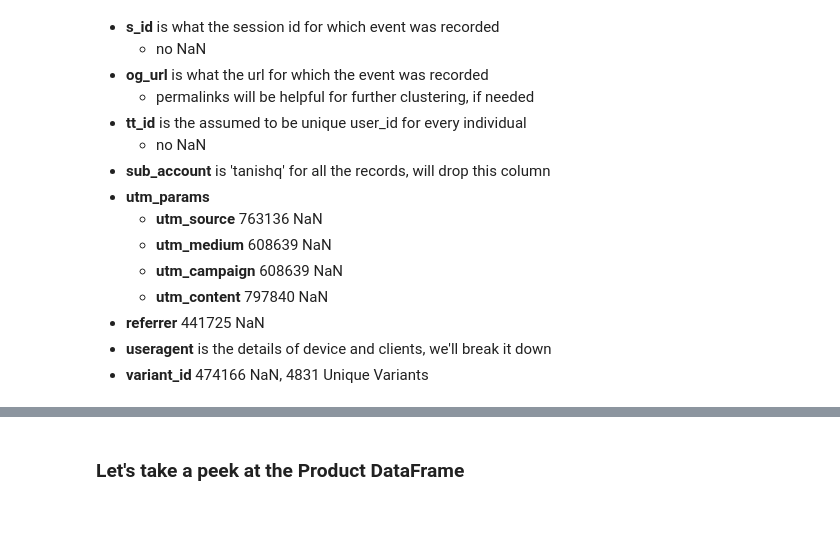
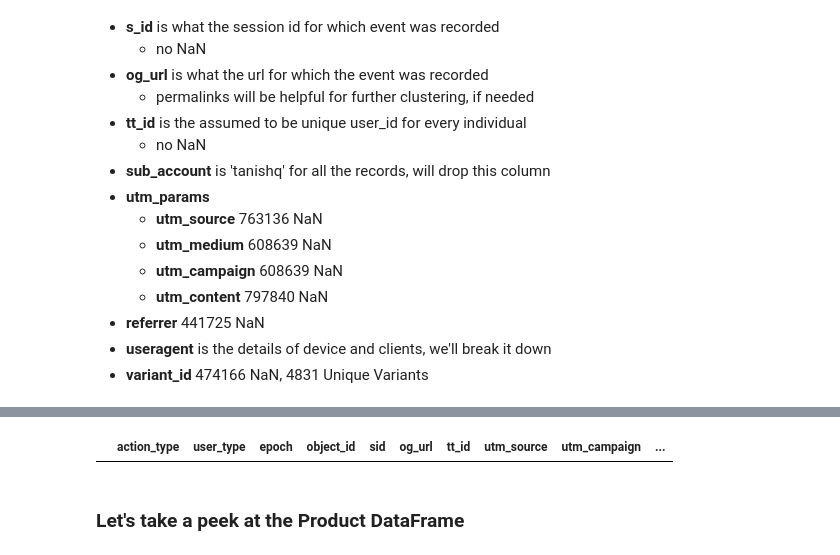
Before and after one commit to cs145442/pet-projects, a Jupyter notebook: yfret/segmenting-users-based-on-browsing-activity.ipynb, the cells around one changed output, grey strips where cells are left out. Drawn from its saved outputs; the diff is of its cells as text; code cells hidden in the pictures; blank space fills up the shorter version.

```diff
--- a/yfret/segmenting-users-based-on-browsing-activity.ipynb
+++ b/yfret/segmenting-users-based-on-browsing-activity.ipynb
@@ -75,0 +70,8 @@ array(['shop', 'product', 'cart', 'checkout', 'myaccount'], dtype=object)
+# %%
+# Adding two columns to store information such as page_details & product_details
+
+# Page details: ['shop', 'product', 'cart', 'checkout', 'myaccount']
+event_df['og_meta_page'] = event_df['og_meta'].apply(lambda x: x.split(',')[0])
+
+# Product details: jewellery, gold-earring, etc.
+event_df['og_meta_product'] = event_df['og_meta'].apply(lambda x: x.split(',')[1])
@@ -76,2 +97,6 @@ array(['shop', 'product', 'cart', 'checkout', 'myaccount'], dtype=object)
+# %%
+event_df[event_df['tt_id'] == '1575137133986']
+# %% [output]
+|  | action_type | user_type | epoch | object_id | sid | og_url | tt_id | utm_source | utm_campaign | ... |
 # %% [markdown]
 ### Let's take a peek at the Product DataFrame
```
Also changed, not shown: parts of 6 cells of this notebook.
